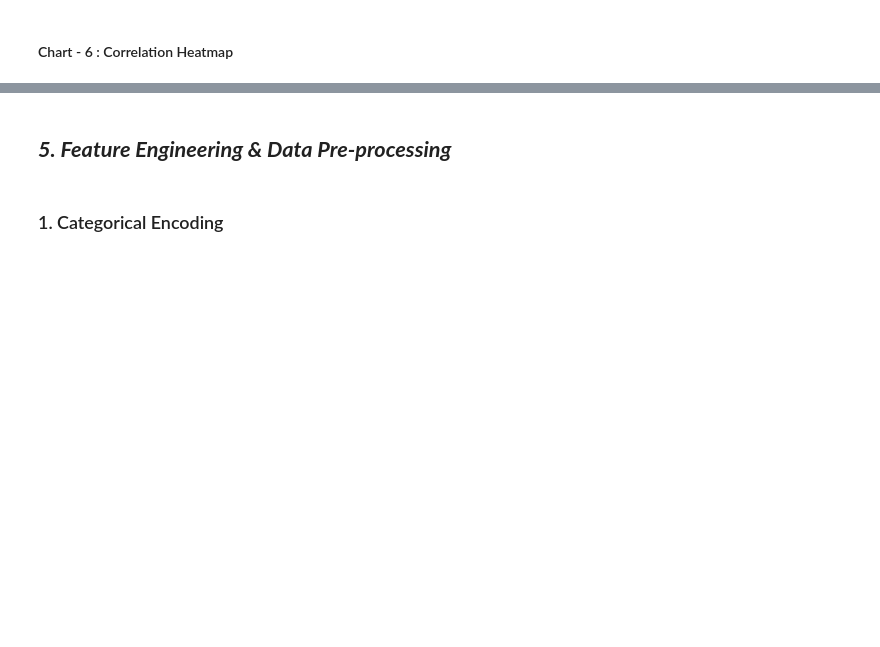
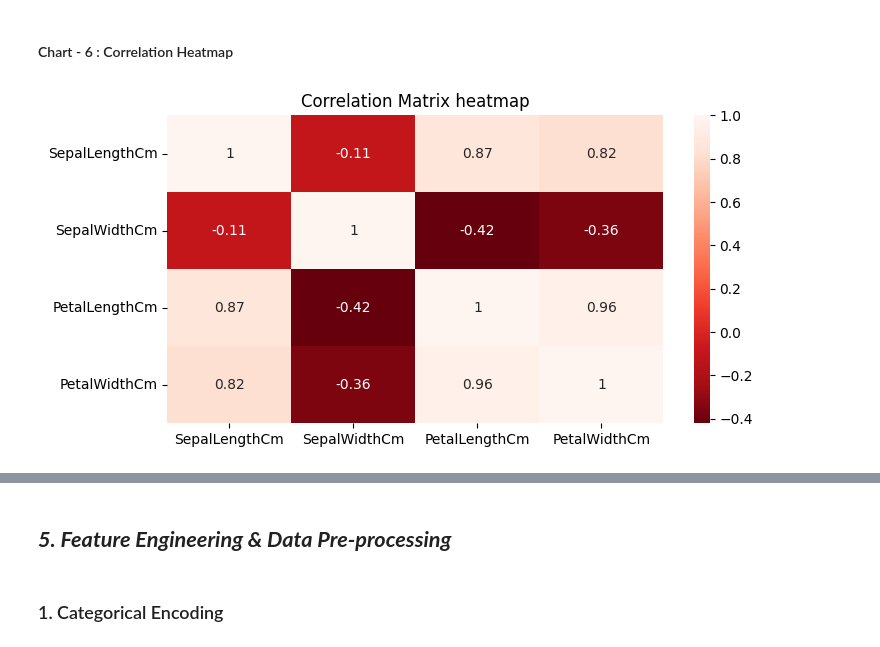
Before and after one commit to Shashank-3002/AI-ML, a Jupyter notebook: Exercies/Iris_Flower_Classification.ipynb, the cells around one changed output, grey strips where cells are left out. Saved outputs shown, nothing was run; the diff lists cells and outputs as text; code cells hidden in the pictures; blank space fills up the shorter version.

```diff
--- a/Exercies/Iris_Flower_Classification.ipynb
+++ b/Exercies/Iris_Flower_Classification.ipynb
@@ -84,4 +84,4 @@ warnings.filterwarnings('ignore')
 ### Dataset Loading
 # %%
 # Load Dataset
-df = pd.read_csv("Iris.csv")
+df = pd.read_csv("C:\\Users\\admin\\Desktop\\Shashank\\SamsungInnovationCampus-AI-ML\\DataSets\\Iris.csv")
@@ -271,16 +363,18 @@ plt.show()
 #### Chart - 6 : Correlation Heatmap
 # %%
 # Correlation Heatmap Visualization Code
-corr_matrix = data.corr()
+corr_matrix = data.corr(numeric_only=True)
 
 # Plot Heatmap
 plt.figure(figsize=(8, 4))
 sns.heatmap(corr_matrix, annot=True, cmap='Reds_r')
 
 # Setting Labels
 plt.title('Correlation Matrix heatmap')
 
 # Display Chart
 plt.show()
+# %% [output]
+[figure, added]
 # %%
 # Correlation Heatmap Visualization Code
```
Also changed, not shown: parts of 63 cells of this notebook, 1 other file.
